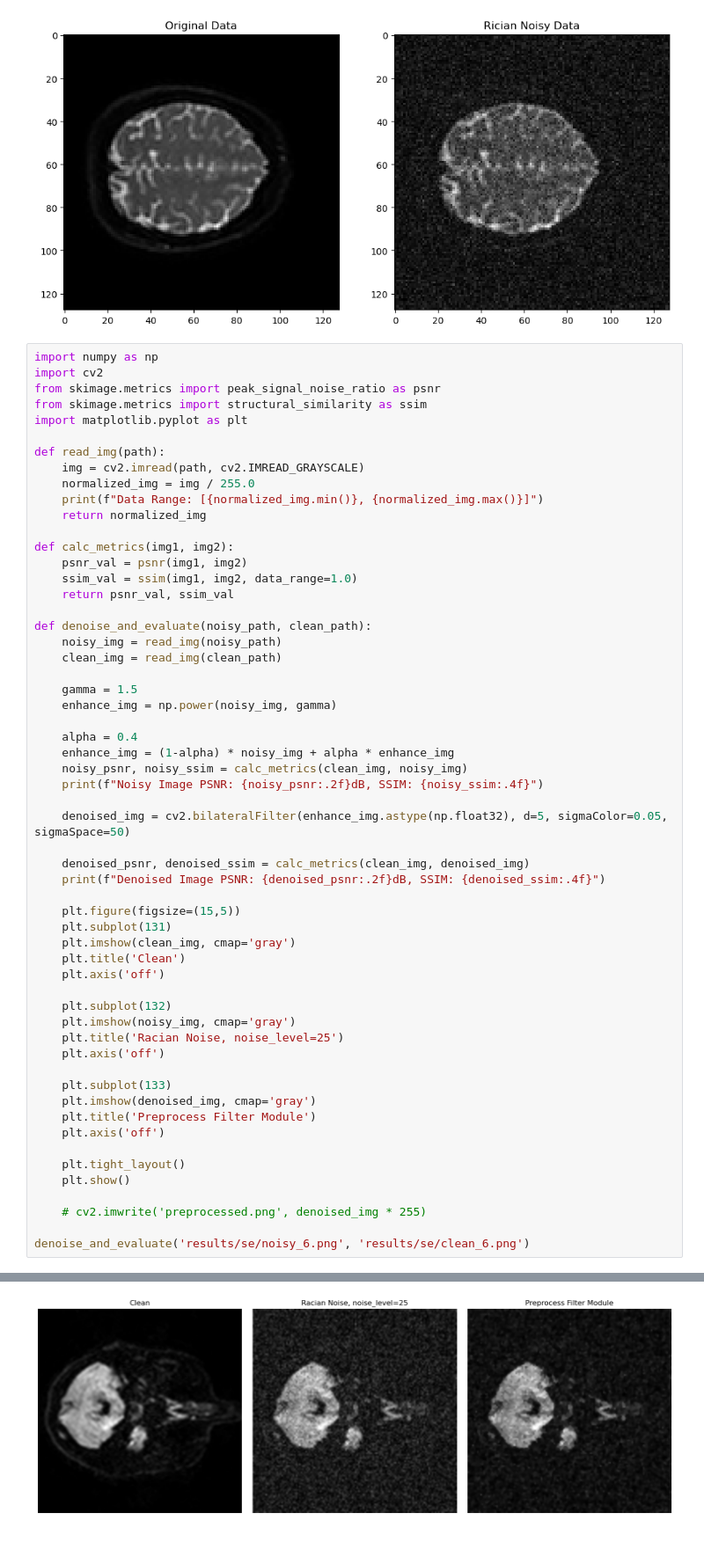
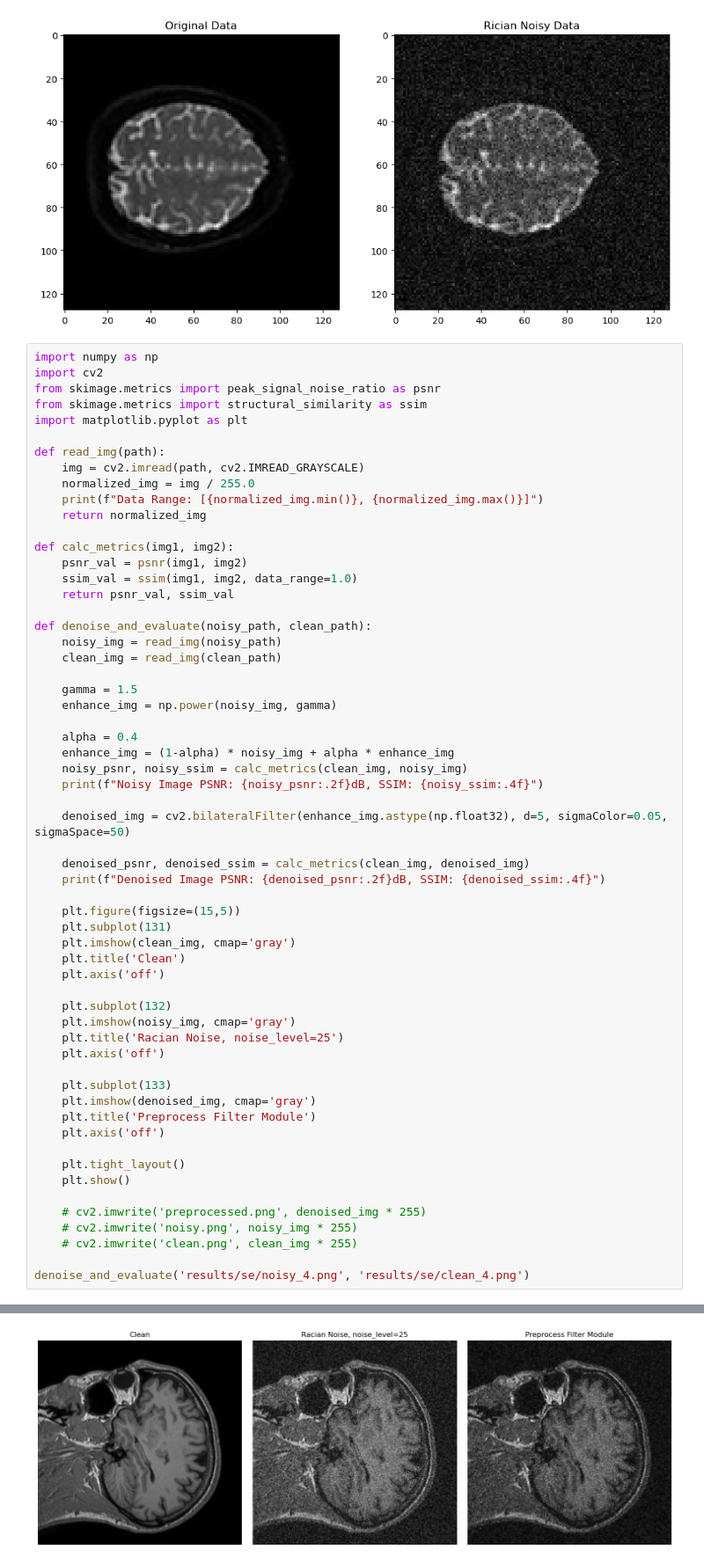
Before and after one commit to LLLLLrf/Hybrid-MSSE-DnCNN, a Jupyter notebook: data_preview.ipynb, the cells around one changed output, grey strips where cells are left out. Shown at 88% size. Saved outputs shown, nothing was run; the diff lists cells and outputs as text.

```diff
--- a/data_preview.ipynb
+++ b/data_preview.ipynb
@@ -121,6 +121,8 @@ def denoise_and_evaluate(noisy_path, clean_path):
     plt.show()
 
     # cv2.imwrite('preprocessed.png', denoised_img * 255)
+    # cv2.imwrite('noisy.png', noisy_img * 255)
+    # cv2.imwrite('clean.png', clean_img * 255)
 
-denoise_and_evaluate('results/se/noisy_6.png', 'results/se/clean_6.png')
+denoise_and_evaluate('results/se/noisy_4.png', 'results/se/clean_4.png')
 # %% [output]
@@ -131 +133 @@ Denoised Image PSNR: 22.22dB, SSIM: 0.3124
-[figure, old version]
+[figure, new version]
```
Also changed, not shown: parts of 1 cell of this notebook, 6 other files.
